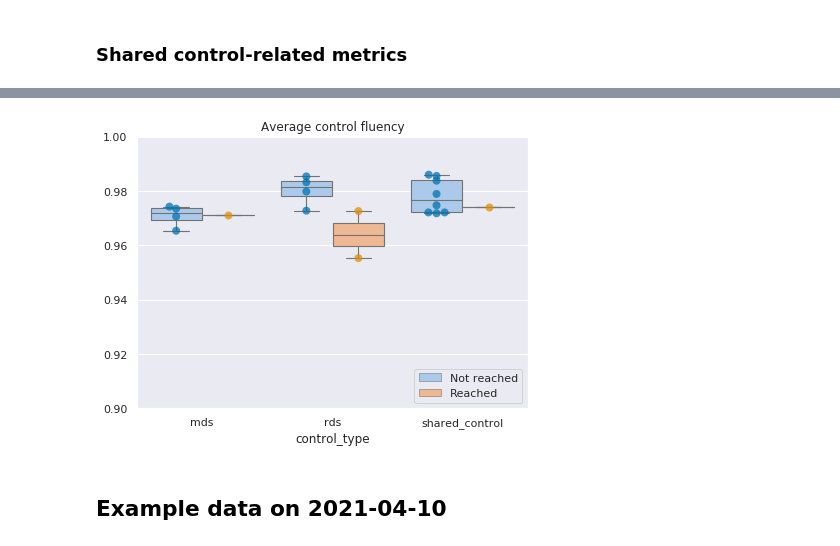
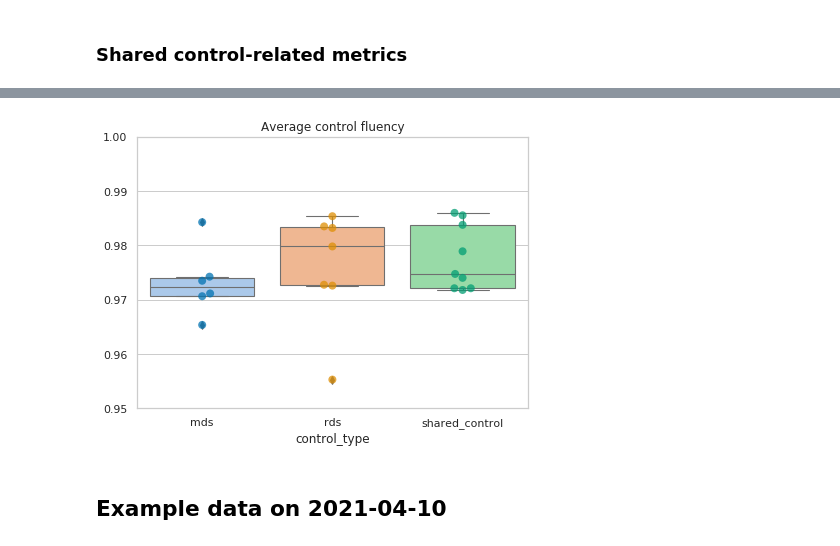
Before and after one commit to epfl-lasa/crowdbot-evaluation-tools, a Jupyter notebook: notebooks/comprehensive_eval.ipynb, the cells around one changed output, grey strips where cells are left out. Cells and saved outputs as stored; diff of their text form; code cells hidden in the pictures.

```diff
--- a/notebooks/comprehensive_eval.ipynb
+++ b/notebooks/comprehensive_eval.ipynb
@@ -15,7 +15,6 @@ import numpy as np
 import pandas as pd
 import matplotlib.pyplot as pp
 import seaborn as sns
-sns.set_theme()
 sns.set_context("paper", font_scale=1.2, rc={"lines.linewidth": 1.3})
 
 import sys, os, fnmatch
@@ -110,13 +109,15 @@ Available sequences in 0424_mds:
 - eval code
 # %%
 crowd_metrics = ('avg_crowd_density5',
-           'avg_crowd_density10',
-           'avg_min_dist',
-           'path_lenth2goal',
-           'goal_reached',
-          )
+                 'avg_crowd_density10',
+                 'avg_min_dist',
+                 'path_lenth2goal',
+                )
+
+# todo: 'min_dist2goal'
 
 # more_metrics = (
+#     'goal_reached',
 #     'crowd_density5',
 #     'crowd_density10',
 #     'min_dist',
@@ -151,8 +152,8 @@ for eval_dir in eval_dirs:
     crowd_df = pd.DataFrame(m_dict)
     crowd_df.columns = ['seq', 'control_type'] + list(crowd_metrics)
 
-    # Filter path_lenth2goal less than 10 meter
-    crowd_df = crowd_df[crowd_df.path_lenth2goal >= 10.0]
+    # Filter path_lenth2goal less than 5 meter
+    crowd_df = crowd_df[crowd_df.path_lenth2goal >= 5.0]
 
     frames.append(crowd_df)
 
@@ -299,6 +289,7 @@ categorical_plot(
 path_metrics = ('rel_duration2goal',
                 'rel_path_length2goal',
                 'path_lenth2goal',
+                'duration2goal',
                 'goal_reached',
                )
 
@@ -333,8 +324,8 @@ for ii, eval_dir in enumerate(eval_dirs):
     path_df = pd.DataFrame(pm_dict)
     path_df.columns = ['seq', 'control_type'] + list(path_metrics)
 
-    # Filter path_lenth2goal less than 10 meter
-    path_df = path_df[path_df.path_lenth2goal >= 10.0]
+    # Filter path_lenth2goal less than 5 meter
+    path_df = path_df[path_df.path_lenth2goal >= 5.0]
 
     path_frames.append(path_df)
 
@@ -424,7 +415,7 @@ control_metrics = ('avg_fluency',
                    'goal_reached',
                    )
 
-# To added: relative jerk and contribution
+# todo: relative jerk and contribution
 
 control_frames = []
 
@@ -455,8 +446,8 @@ for ii, eval_dir in enumerate(eval_dirs):
     control_df = pd.DataFrame(cm_dict)
     control_df.columns = ['seq', 'control_type'] + list(control_metrics)
 
-    # Filter path_lenth2goal less than 10 meter
-    control_df = control_df[control_df.path_lenth2goal >= 10.0]
+    # Filter path_lenth2goal less than 5 meter
+    control_df = control_df[control_df.path_lenth2goal >= 5.0]
 
     control_frames.append(control_df)
 
@@ -483,20 +474,20 @@ Reading results from 0424_shared_control
 # %%
 control_fig1, control_axes1 = plt.subplots(figsize=(7, 5))
 
 categorical_plot(
     axes=control_axes1,
     df=control_metrics_df,
     metric='avg_fluency',
     catogory='control_type',
     title='Average control fluency',
     ylabel='',
-    ylim=[0.90, 1.0],
-    lgd_labels=['Not reached', 'Reached'],
-    group='goal_reached',
+    ylim=[0.95, 1.0],
+    # lgd_labels=['Not reached', 'Reached'],
+    # group='goal_reached',
     kind='box',
 )
 # %% [output]
-[figure, old version]
+[figure, new version]
 # %% [markdown]
 ## Example data on 2021-04-10
 # %%
```
Also changed, not shown: parts of 10 cells of this notebook, 1 other file.
